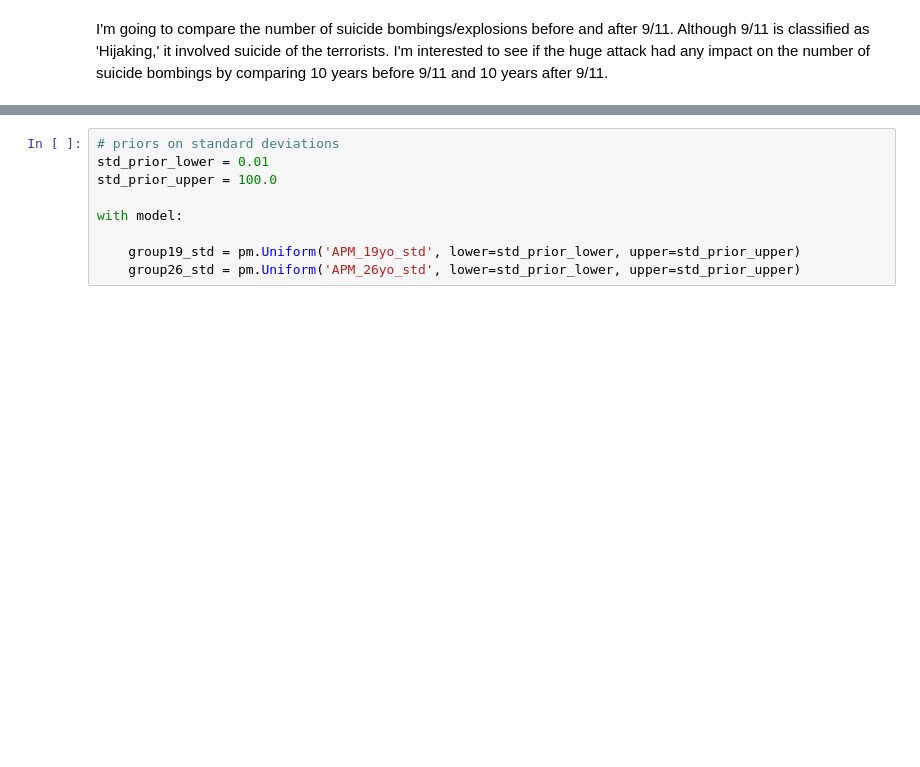
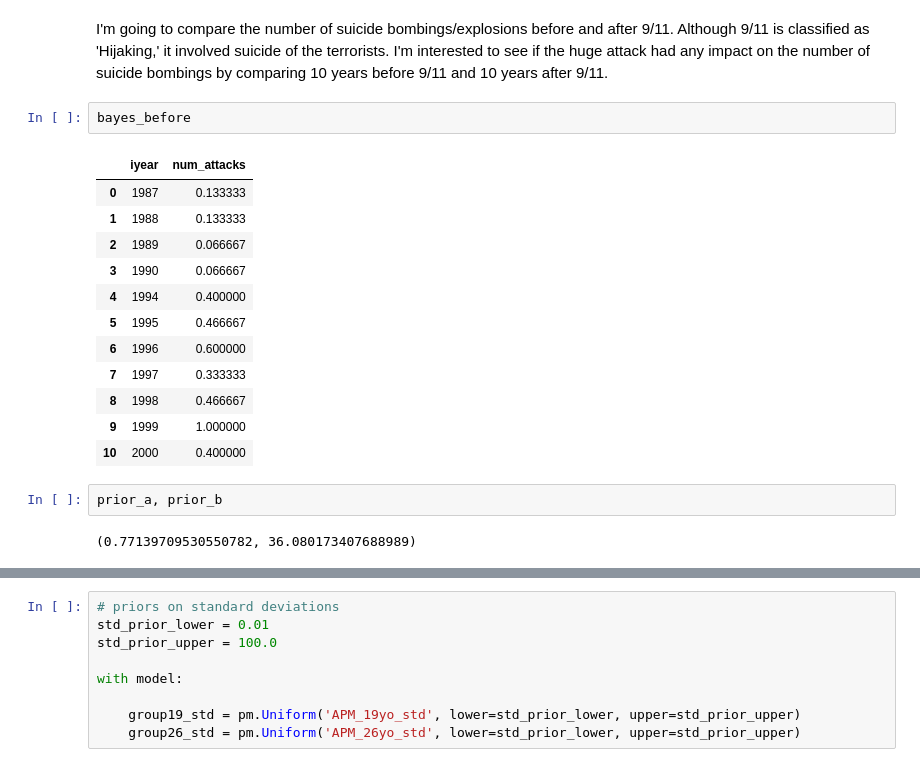
Before and after one commit to matthewbrems/old, a Jupyter notebook: projects/04-project/final.ipynb, the cells around one changed output, grey strips where cells are left out. Drawn from its saved outputs; the diff is of its cells as text; blank space fills up the shorter version.

```diff
--- a/projects/04-project/final.ipynb
+++ b/projects/04-project/final.ipynb
@@ -368,3 +368,22 @@ plt.show()
 # II. Bayesian Inference
 # %% [markdown]
 I'm going to compare the number of suicide bombings/explosions before and after 9/11. Although 9/11 is classified as 'Hijaking,' it involved suicide of the terrorists. I'm interested to see if the huge attack had any impact on the number of suicide bombings by comparing 10 years before 9/11 and 10 years after 9/11.
+# %%
+bayes_before
+# %% [output]
+|  | iyear | num_attacks |
+| 0 | 1987 | 0.133333 |
+| 1 | 1988 | 0.133333 |
+| 2 | 1989 | 0.066667 |
+| 3 | 1990 | 0.066667 |
+| 4 | 1994 | 0.400000 |
+| 5 | 1995 | 0.466667 |
+| 6 | 1996 | 0.600000 |
+| 7 | 1997 | 0.333333 |
+| 8 | 1998 | 0.466667 |
+| 9 | 1999 | 1.000000 |
+| 10 | 2000 | 0.400000 |
+# %%
+prior_a, prior_b
+# %% [output]
+(0.77139709530550782, 36.080173407688989)
```
Also changed, not shown: parts of 2 cells of this notebook, 7 other files.
